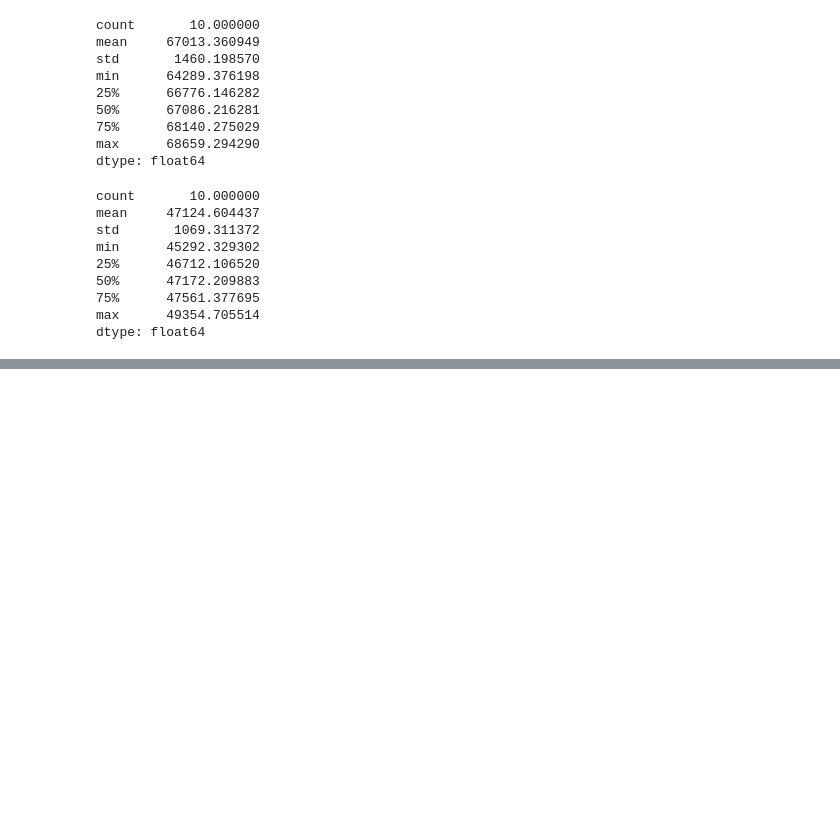
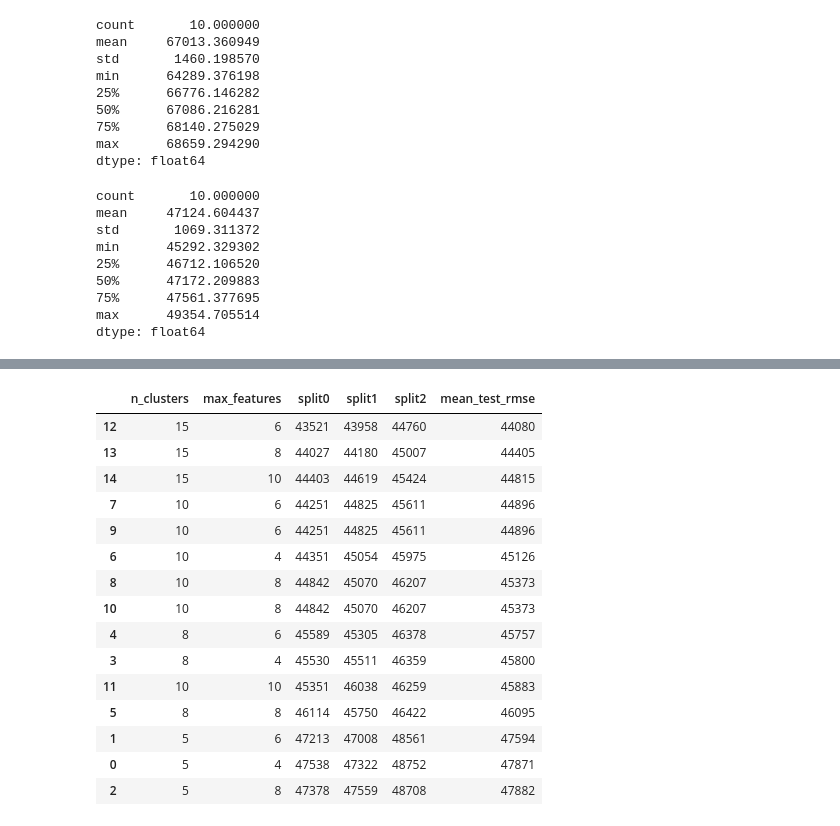
Before and after one commit to naimataki/California-Housing-Prices, a Jupyter notebook: housing.ipynb, the cells around one changed output, grey strips where cells are left out. Cells and saved outputs as stored; diff of their text form; code cells hidden in the pictures; blank space fills up the shorter version.

Commit message:
Grid Search

```diff
--- a/housing.ipynb
+++ b/housing.ipynb
@@ -881,3 +881,23 @@ min      45292.329302
 75%      47561.377695
 max      49354.705514
 dtype: float64
+# %%
+full_pipeline = Pipeline([
+    ("preprocessing", preprocessing),
+    ("random_forest", RandomForestRegressor(random_state=42))
+])
+
+param_grid = [
+    {
+        "preprocessing__geo__n_clusters": [5, 8, 10],
+        "random_forest__max_features": [4, 6, 8]
+    },
+    {
+        "preprocessing__geo__n_clusters": [10, 15],
+        "random_forest__max_features": [6, 8, 10]
+    },
+]
+grid_search = GridSearchCV(full_pipeline, param_grid, cv=3,
+                           scoring='neg_root_mean_squared_error')
+
+grid_search.fit(housing, housing_labels)
@@ -883,0 +948,30 @@ dtype: float64
+# %%
+cv_res = pd.DataFrame(grid_search.cv_results_)
+cv_res.sort_values(by="mean_test_score", ascending=False, inplace=True)
+
+# extra code – these few lines of code just make the DataFrame look nicer
+cv_res = cv_res[["param_preprocessing__geo__n_clusters",
+                 "param_random_forest__max_features", "split0_test_score",
+                 "split1_test_score", "split2_test_score", "mean_test_score"]]
+score_cols = ["split0", "split1", "split2", "mean_test_rmse"]
+cv_res.columns = ["n_clusters", "max_features"] + score_cols
+cv_res[score_cols] = -cv_res[score_cols].round().astype(np.int64)
+
+cv_res
+# %% [output]
+|  | n_clusters | max_features | split0 | split1 | split2 | mean_test_rmse |
+| 12 | 15 | 6 | 43521 | 43958 | 44760 | 44080 |
+| 13 | 15 | 8 | 44027 | 44180 | 45007 | 44405 |
+| 14 | 15 | 10 | 44403 | 44619 | 45424 | 44815 |
+| 7 | 10 | 6 | 44251 | 44825 | 45611 | 44896 |
+| 9 | 10 | 6 | 44251 | 44825 | 45611 | 44896 |
+| 6 | 10 | 4 | 44351 | 45054 | 45975 | 45126 |
+| 8 | 10 | 8 | 44842 | 45070 | 46207 | 45373 |
+| 10 | 10 | 8 | 44842 | 45070 | 46207 | 45373 |
+| 4 | 8 | 6 | 45589 | 45305 | 46378 | 45757 |
+| 3 | 8 | 4 | 45530 | 45511 | 46359 | 45800 |
+| 11 | 10 | 10 | 45351 | 46038 | 46259 | 45883 |
+| 5 | 8 | 8 | 46114 | 45750 | 46422 | 46095 |
+| 1 | 5 | 6 | 47213 | 47008 | 48561 | 47594 |
+| 0 | 5 | 4 | 47538 | 47322 | 48752 | 47871 |
+| 2 | 5 | 8 | 47378 | 47559 | 48708 | 47882 |
```
Also changed, not shown: parts of 4 cells of this notebook.
